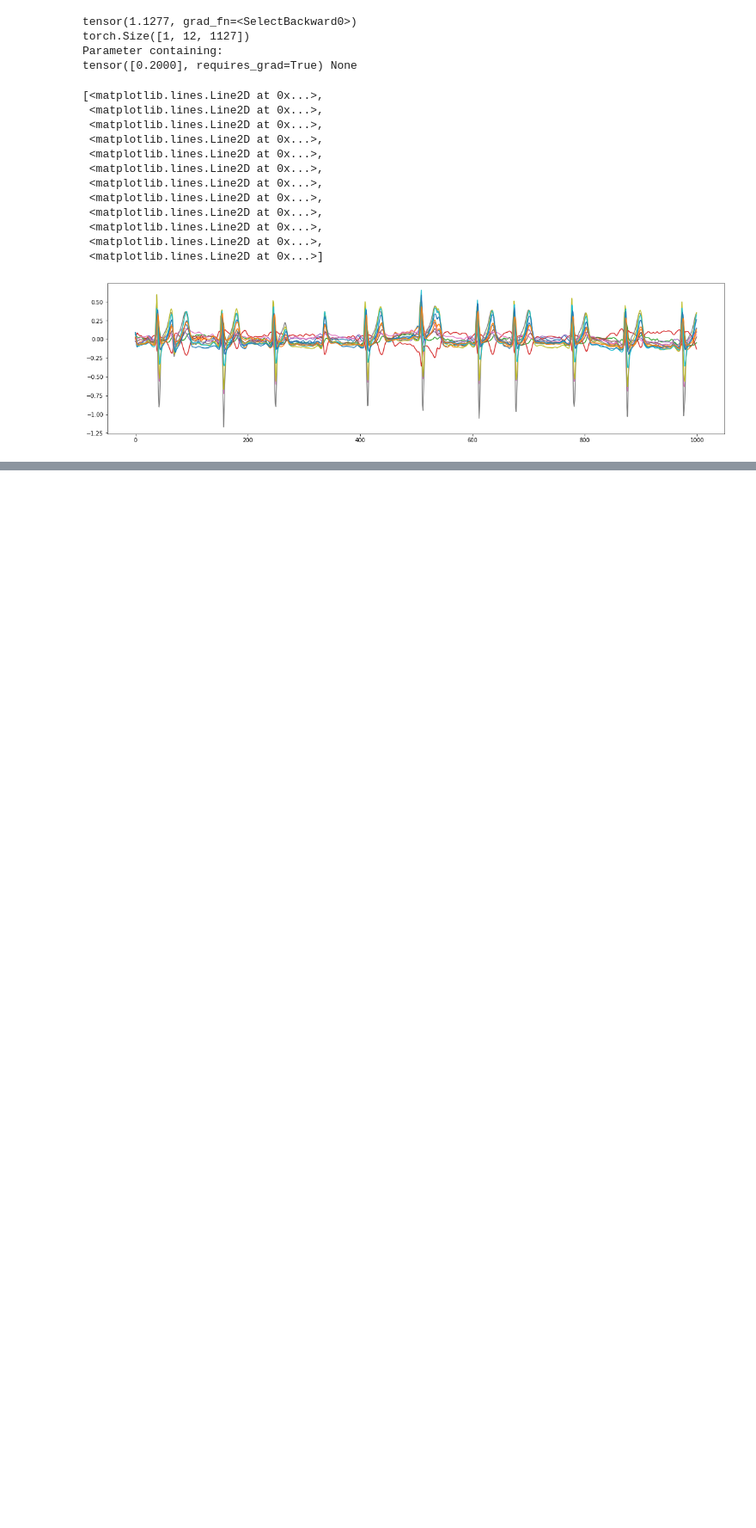
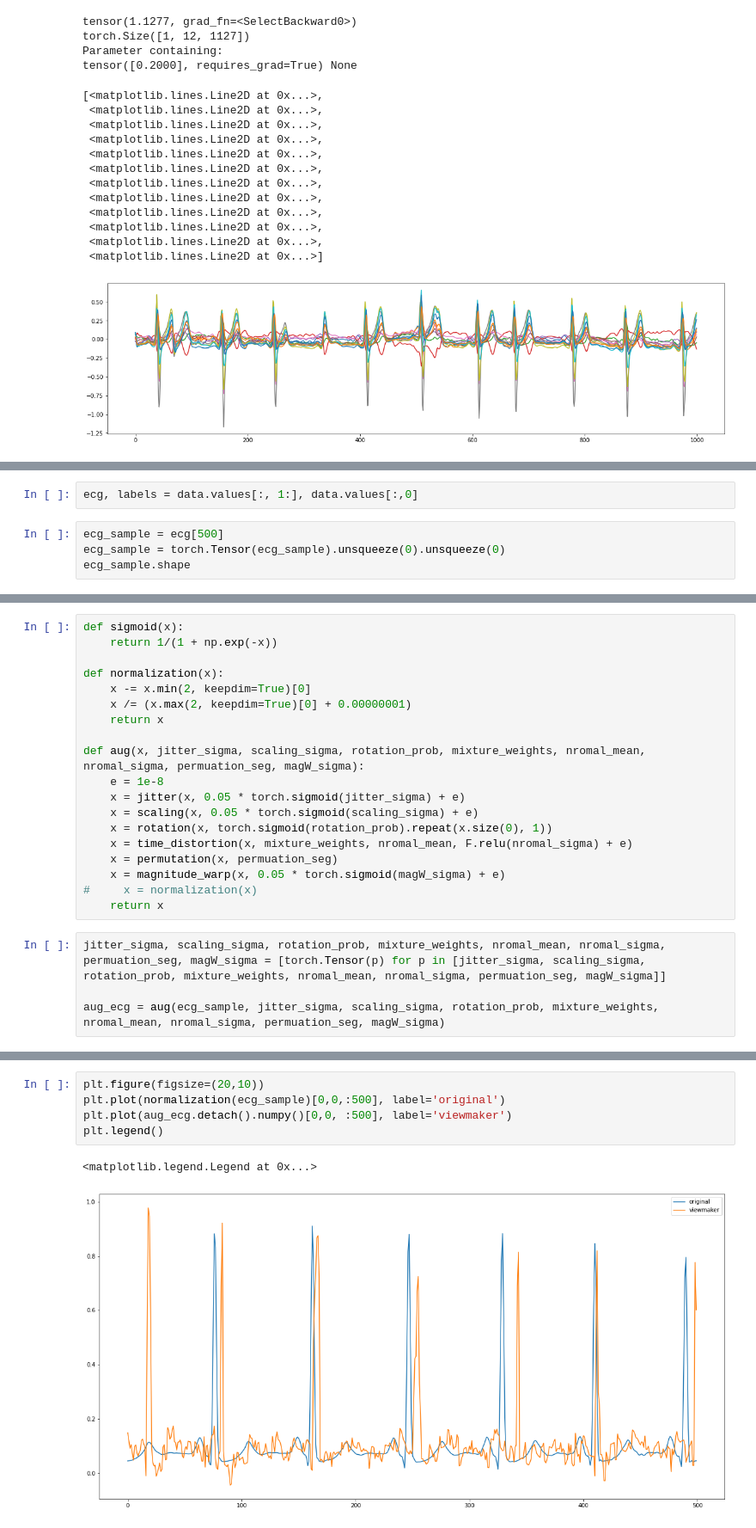
Before and after one commit to comp-well-org/LEAVES, a Jupyter notebook: torch_data_augmentation.ipynb, the cells around one changed output, grey strips where cells are left out. Shown at 86% size. Cells and saved outputs as stored; diff of their text form; blank space fills up the shorter version.

```diff
--- a/torch_data_augmentation.ipynb
+++ b/torch_data_augmentation.ipynb
@@ -482,0 +488,6 @@ tensor([0.2000], requires_grad=True) None
+# %%
+ecg, labels = data.values[:, 1:], data.values[:,0]
+# %%
+ecg_sample = ecg[500]
+ecg_sample = torch.Tensor(ecg_sample).unsqueeze(0).unsqueeze(0)
+ecg_sample.shape
@@ -482,0 +496,23 @@ tensor([0.2000], requires_grad=True) None
+# %%
+def sigmoid(x):
+    return 1/(1 + np.exp(-x))
+
+def normalization(x):
+    x -= x.min(2, keepdim=True)[0]
+    x /= (x.max(2, keepdim=True)[0] + 0.00000001)
+    return x
+
+def aug(x, jitter_sigma, scaling_sigma, rotation_prob, mixture_weights, nromal_mean, nromal_sigma, permuation_seg, magW_sigma):
+    e = 1e-8
+    x = jitter(x, 0.05 * torch.sigmoid(jitter_sigma) + e)
+    x = scaling(x, 0.05 * torch.sigmoid(scaling_sigma) + e)
+    x = rotation(x, torch.sigmoid(rotation_prob).repeat(x.size(0), 1))
+    x = time_distortion(x, mixture_weights, nromal_mean, F.relu(nromal_sigma) + e)
+    x = permutation(x, permuation_seg)
+    x = magnitude_warp(x, 0.05 * torch.sigmoid(magW_sigma) + e)
+#     x = normalization(x)
+    return x
+# %%
+jitter_sigma, scaling_sigma, rotation_prob, mixture_weights, nromal_mean, nromal_sigma, permuation_seg, magW_sigma = [torch.Tensor(p) for p in [jitter_sigma, scaling_sigma, rotation_prob, mixture_weights, nromal_mean, nromal_sigma, permuation_seg, magW_sigma]]
+
+aug_ecg = aug(ecg_sample, jitter_sigma, scaling_sigma, rotation_prob, mixture_weights, nromal_mean, nromal_sigma, permuation_seg, magW_sigma)
@@ -482,0 +525,8 @@ tensor([0.2000], requires_grad=True) None
+# %%
+plt.figure(figsize=(20,10))
+plt.plot(normalization(ecg_sample)[0,0,:500], label='original')
+plt.plot(aug_ecg.detach().numpy()[0,0, :500], label='viewmaker')
+plt.legend()
+# %% [output]
+<matplotlib.legend.Legend at 0x...>
+[figure, added]
```
Also changed, not shown: parts of 16 cells of this notebook, 2 other files.
